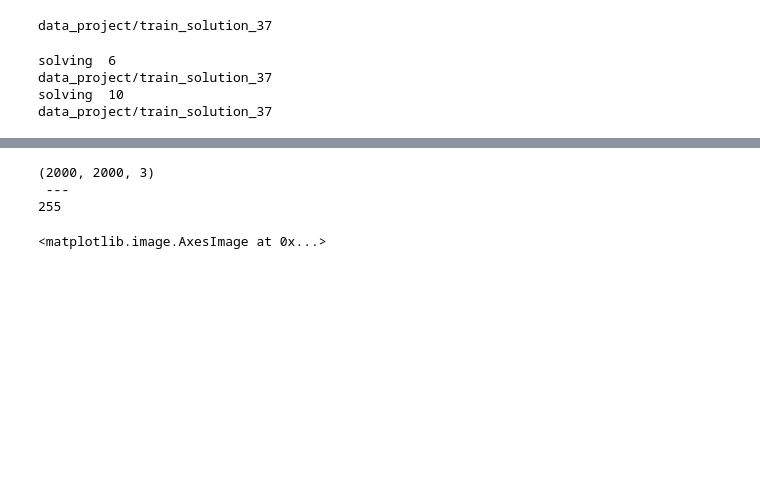
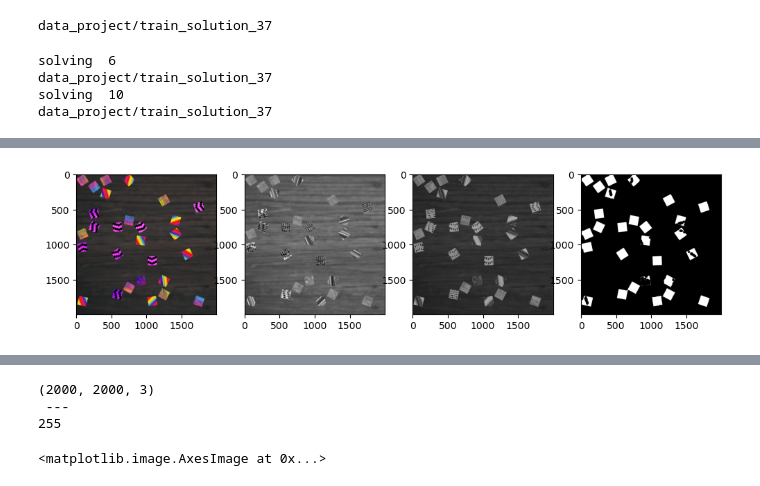
Before and after one commit to sirogosig/EE-451_code, a Jupyter notebook: project/project.ipynb, the cells around one changed output, grey strips where cells are left out. Saved outputs shown, nothing was run; the diff lists cells and outputs as text; code cells hidden in the pictures; blank space fills up the shorter version.

```diff
--- a/project/project.ipynb
+++ b/project/project.ipynb
@@ -285,0 +287,83 @@ axes[3].imshow(image)
+# %%
+# Here we try high-pass filtering in grey scale for edge detection
+
+import cv2 as cv
+from scipy.signal import convolve2d
+
+def high_pass_function(image):
+
+    # edge detection filter
+    kernel = np.array([[-1.0, -1.0, -1.0],
+                       [-1.0, 9.0, -1.0],
+                       [-1.0, -1.0, -1.0]])
+
+    # kernel = np.array([[-1, 0, 1],
+    #                    [-2, 0, 2],
+    #                    [-1, 0, 1]])
+    #
+    # kernel = np.array([[-1, -2, -1],
+    #                    [0, 0, 0],
+    #                    [1, 2, 1]])
+
+    #
+    # # # Sharpen
+    # kernel = np.array([[0,  0,  -1, 0,  0],
+    #                    [0,  -1, -2, -1, 0],
+    #                    [-1, -2, 16, -2, -1],
+    #                    [0,  -1, -2, -1, 0],
+    #                    [0,  0,  -1, 0,  0]
+    #                    ])
+
+    # # Emboss
+    # kernel = np.array([[2, 1, 0],
+    #                    [1, 0, -1],
+    #                    [0, -1, -2]])
+
+    # # Sharpen
+    # kernel = np.array([[0, -1, 0],
+    #                    [-1, 4, -1],
+    #                    [0, -1, 0]])
+
+    convolved_image = convolve2d(image, kernel)
+
+    truncated_image = truncate_v2(convolved_image, kernel)
+
+    high_pass_filtered_image = (truncated_image + image)
+
+    return high_pass_filtered_image
+
+def truncate_v2(image, kernel):
+
+    m, n = kernel.shape
+    m = int((m-1) / 2)
+
+    for i in range(0, m):
+        line, row = image.shape
+        image = np.delete(image, line-1, 0)
+        image = np.delete(image, row-1, 1)
+        image = np.delete(image, 0, 0)
+        image = np.delete(image, 0, 1)
+    return image
+
+image = load_input_image(7,  folder ="train" , path = "data_project")
+assert image is not None, "file could not be read, check with os.path.exists()"
+print(np.shape(image))
+print(" --- ")
+print(np.max(image))
+img_gray = cv.cvtColor(image, cv.COLOR_BGR2GRAY)
+
+# Use high pass filtering the source image then write the image
+high_pass_image = high_pass_function(img_gray).astype(np.uint8)
+diff_gray=high_pass_image-img_gray
+ret, thresh = cv.threshold(diff_gray.copy(), 0, 255, cv.THRESH_BINARY+cv.THRESH_OTSU)
+thresh_closed = closing(thresh.copy(), disk(15))
+
+fig, axes = plt.subplots(1, 4, figsize=(12, 8))
+axes[0].imshow(image)
+axes[1].imshow(high_pass_image)
+
+# Convert to grayscale:
+high_pass_image_gray = cv.cvtColor(image, cv.COLOR_BGR2GRAY )
+axes[2].imshow(diff_gray, cmap='gray')
+axes[3].imshow(thresh_closed, cmap='gray')
+# %% [output]
@@ -285,0 +374 @@ axes[3].imshow(image)
+[figure, added]
```
Also changed, not shown: parts of 7 cells of this notebook.
